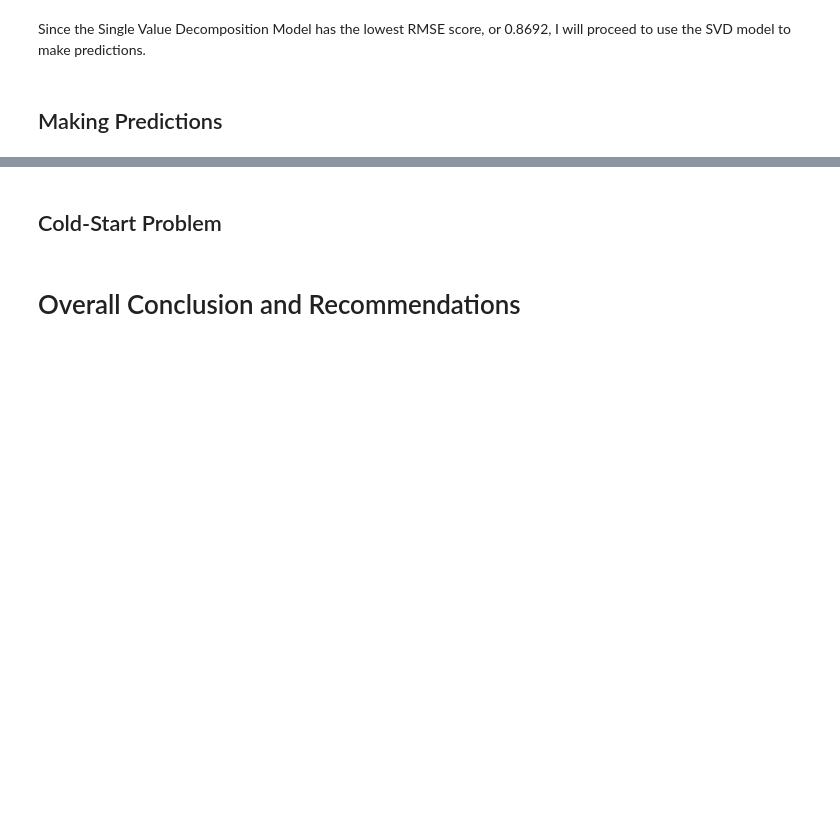
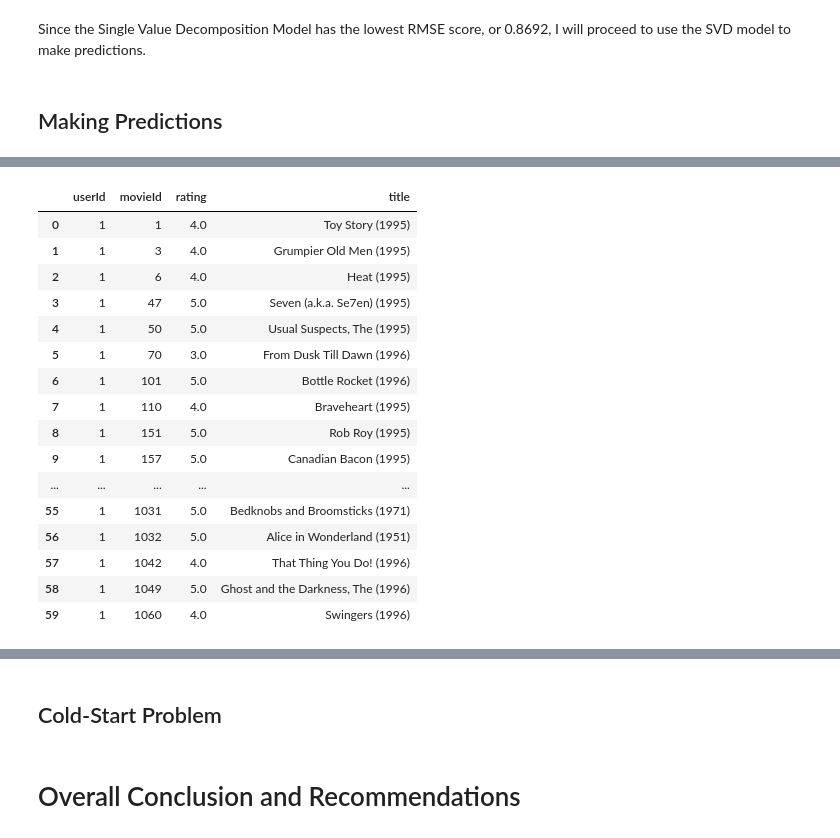
Before and after one commit to keithotuomagie/movie_recommendations, a Jupyter notebook: notebook.ipynb, the cells around one changed output, grey strips where cells are left out. Saved outputs shown, nothing was run; the diff lists cells and outputs as text; code cells hidden in the pictures; blank space fills up the shorter version.

```diff
--- a/notebook.ipynb
+++ b/notebook.ipynb
@@ -474,0 +481,22 @@ Since the Single Value Decomposition Model has the lowest RMSE score, or 0.8692,
+# %%
+# Exploring the first 60 movies of the df_ratings_movies dataframe
+
+df_ratings_movies.head(60)
+# %% [output]
+|  | userId | movieId | rating | title |
+| 0 | 1 | 1 | 4.0 | Toy Story (1995) |
+| 1 | 1 | 3 | 4.0 | Grumpier Old Men (1995) |
+| 2 | 1 | 6 | 4.0 | Heat (1995) |
+| 3 | 1 | 47 | 5.0 | Seven (a.k.a. Se7en) (1995) |
+| 4 | 1 | 50 | 5.0 | Usual Suspects, The (1995) |
+| 5 | 1 | 70 | 3.0 | From Dusk Till Dawn (1996) |
+| 6 | 1 | 101 | 5.0 | Bottle Rocket (1996) |
+| 7 | 1 | 110 | 4.0 | Braveheart (1995) |
+| 8 | 1 | 151 | 5.0 | Rob Roy (1995) |
+| 9 | 1 | 157 | 5.0 | Canadian Bacon (1995) |
+| ... | ... | ... | ... | ... |
+| 55 | 1 | 1031 | 5.0 | Bedknobs and Broomsticks (1971) |
+| 56 | 1 | 1032 | 5.0 | Alice in Wonderland (1951) |
+| 57 | 1 | 1042 | 4.0 | That Thing You Do! (1996) |
+| 58 | 1 | 1049 | 5.0 | Ghost and the Darkness, The (1996) |
+| 59 | 1 | 1060 | 4.0 | Swingers (1996) |
```
Also changed, not shown: parts of 11 cells of this notebook.
